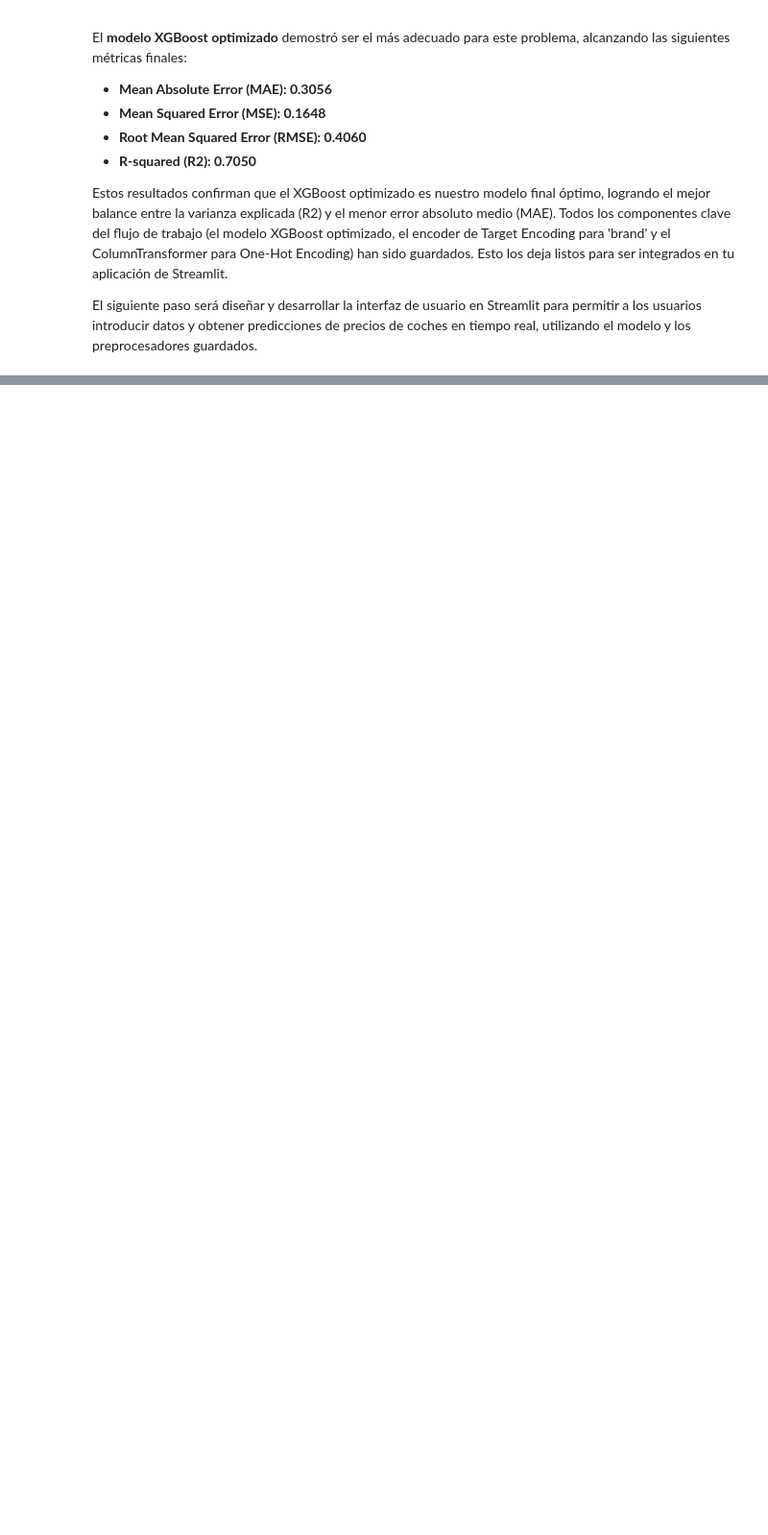
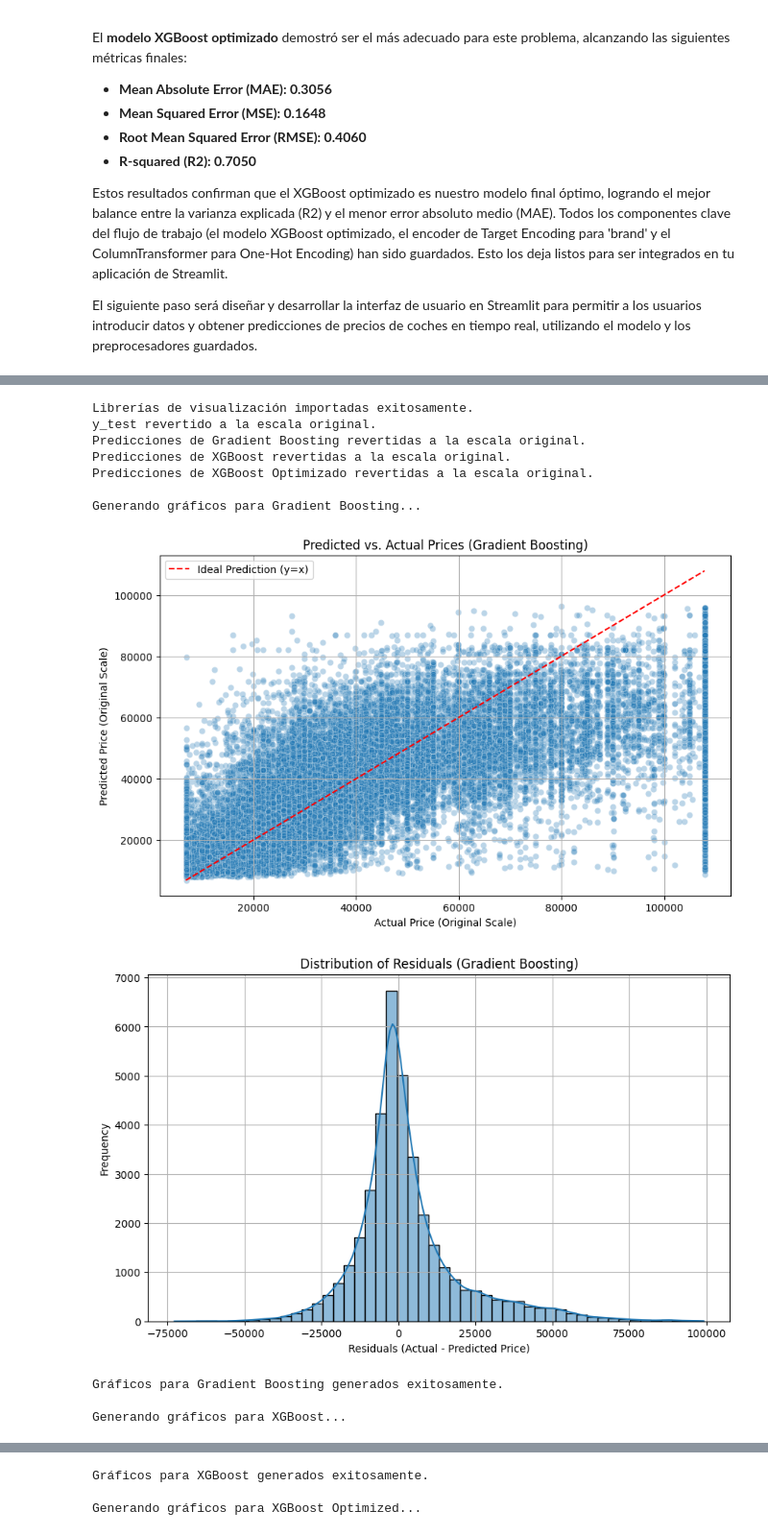
Before and after one commit to Bootcamp-Data-Analyst/proyecto7-grupo3-problema-de-regresion, a Jupyter notebook: car-price-ml-proyect/notebooks/Modelado_Completo_Precios_Coches.ipynb, the cells around one changed output, grey strips where cells are left out. Shown at 96% size. Cells and saved outputs as stored; diff of their text form; code cells hidden in the pictures; blank space fills up the shorter version.

Commit message:
Model: Añadido gráficas para ver el rendimiento del modelo

```diff
--- a/car-price-ml-proyect/notebooks/Modelado_Completo_Precios_Coches.ipynb
+++ b/car-price-ml-proyect/notebooks/Modelado_Completo_Precios_Coches.ipynb
@@ -910,0 +930,70 @@ El siguiente paso será diseñar y desarrollar la interfaz de usuario en Streaml
+# %%
+import matplotlib.pyplot as plt
+import seaborn as sns
+
+print("Librerías de visualización importadas exitosamente.")
+
+# --- 1. Revertir la transformación logarítmica de y_test a la escala original ---
+y_test_original = np.expm1(y_test)
+print("y_test revertido a la escala original.")
+
+# --- 2. Revertir las predicciones de los modelos a la escala original ---
+y_pred_gb_original = np.expm1(y_pred_gb)
+print("Predicciones de Gradient Boosting revertidas a la escala original.")
+
+y_pred_xgb_original = np.expm1(y_pred_xgb)
+print("Predicciones de XGBoost revertidas a la escala original.")
+
+y_pred_optimized_xgb_original = np.expm1(y_pred_optimized_xgb)
+print("Predicciones de XGBoost Optimizado revertidas a la escala original.")
+
+# Diccionario para facilitar la iteración sobre los modelos
+models_to_visualize = {
+    "Gradient Boosting": y_pred_gb_original,
+    "XGBoost": y_pred_xgb_original,
+    "XGBoost Optimized": y_pred_optimized_xgb_original
+}
+
+# --- 3. Generar gráficos para cada modelo ---
+for model_name, y_pred_original in models_to_visualize.items():
+    print(f"\nGenerando gráficos para {model_name}...")
+
+    # Gráfico de Dispersión: Predicted vs. Actual
+    plt.figure(figsize=(10, 6))
+    sns.scatterplot(x=y_test_original, y=y_pred_original, alpha=0.3)
+
+    # Añadir línea y=x como referencia
+    min_val = min(y_test_original.min(), y_pred_original.min())
+    max_val = max(y_test_original.max(), y_pred_original.max())
+    plt.plot([min_val, max_val], [min_val, max_val], 'r--', label='Ideal Prediction (y=x)')
+
+    plt.title(f'Predicted vs. Actual Prices ({model_name})')
+    plt.xlabel('Actual Price (Original Scale)')
+    plt.ylabel('Predicted Price (Original Scale)')
+    plt.legend()
+    plt.grid(True)
+    plt.show()
+
+    # Gráfico de Distribución de Residuos
+    residuals = y_test_original - y_pred_original
+    plt.figure(figsize=(10, 6))
+    sns.histplot(residuals, kde=True, bins=50)
+    plt.title(f'Distribution of Residuals ({model_name})')
+    plt.xlabel('Residuals (Actual - Predicted Price)')
+    plt.ylabel('Frequency')
+    plt.grid(True)
+    plt.show()
+    print(f"Gráficos para {model_name} generados exitosamente.")
+# %% [output]
+Librerías de visualización importadas exitosamente.
+y_test revertido a la escala original.
+Predicciones de Gradient Boosting revertidas a la escala original.
+Predicciones de XGBoost revertidas a la escala original.
+Predicciones de XGBoost Optimizado revertidas a la escala original.
+
+Generando gráficos para Gradient Boosting...
+[figure, added]
+[figure, added]
+Gráficos para Gradient Boosting generados exitosamente.
+
+Generando gráficos para XGBoost...
@@ -910,0 +1002,3 @@ El siguiente paso será diseñar y desarrollar la interfaz de usuario en Streaml
+Gráficos para XGBoost generados exitosamente.
+
+Generando gráficos para XGBoost Optimized...
```
Also changed, not shown: parts of 4 cells of this notebook.
